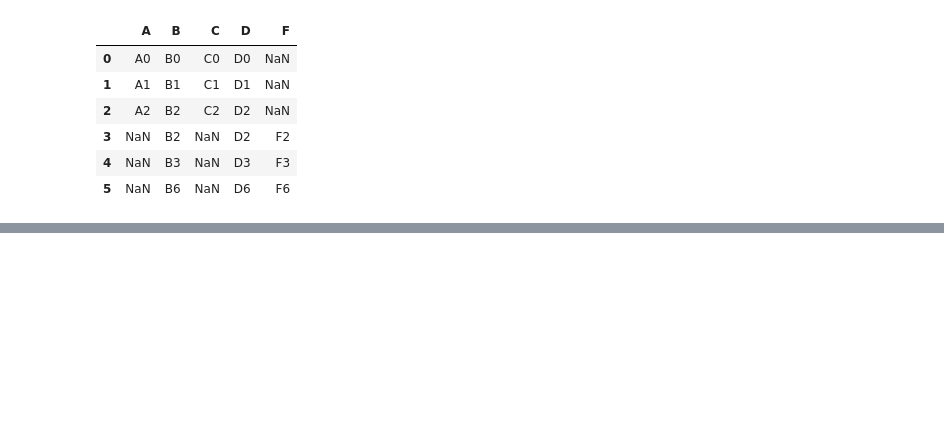
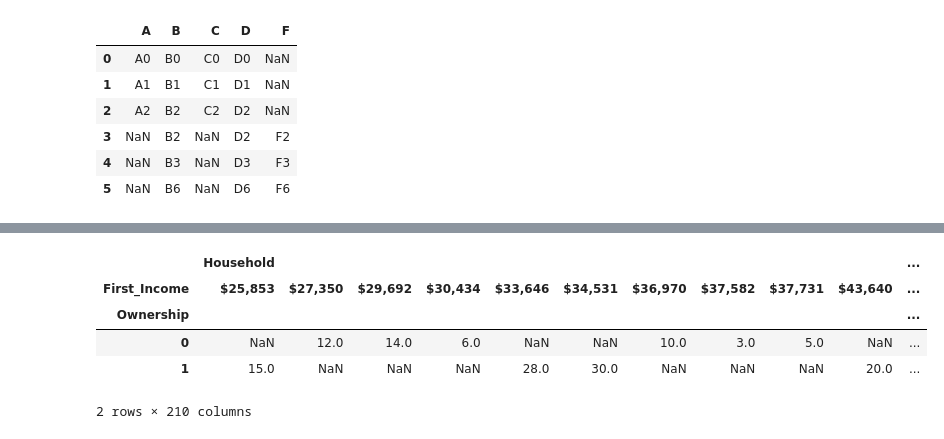
Before and after one commit to wonwookim/DataMining, a Jupyter notebook: data_transformation.ipynb, the cells around one changed output, grey strips where cells are left out. Cells and saved outputs as stored; diff of their text form; code cells hidden in the pictures; blank space fills up the shorter version.

```diff
--- a/data_transformation.ipynb
+++ b/data_transformation.ipynb
@@ -313,0 +415,3 @@ result
+# %%
+df_s = df[:30]
+df_s.pivot('Ownership', 'First_Income', 'Debt')
@@ -313,0 +424,10 @@ result
+# %%
+pivoted = df_s.pivot('Ownership', 'First_Income')
+pivoted
+# %% [output]
+|  | Household |  |  |  |  |  |  |  |  |  | ... |
+| First_Income | $25,853 | $27,350 | $29,692 | $30,434 | $33,646 | $34,531 | $36,970 | $37,582 | $37,731 | $43,640 | ... |
+| Ownership |  |  |  |  |  |  |  |  |  |  | ... |
+| 0 | NaN | 12.0 | 14.0 | 6.0 | NaN | NaN | 10.0 | 3.0 | 5.0 | NaN | ... |
+| 1 | 15.0 | NaN | NaN | NaN | 28.0 | 30.0 | NaN | NaN | NaN | 20.0 | ... |
+2 rows × 210 columns
```
Also changed, not shown: parts of 15 cells of this notebook.
